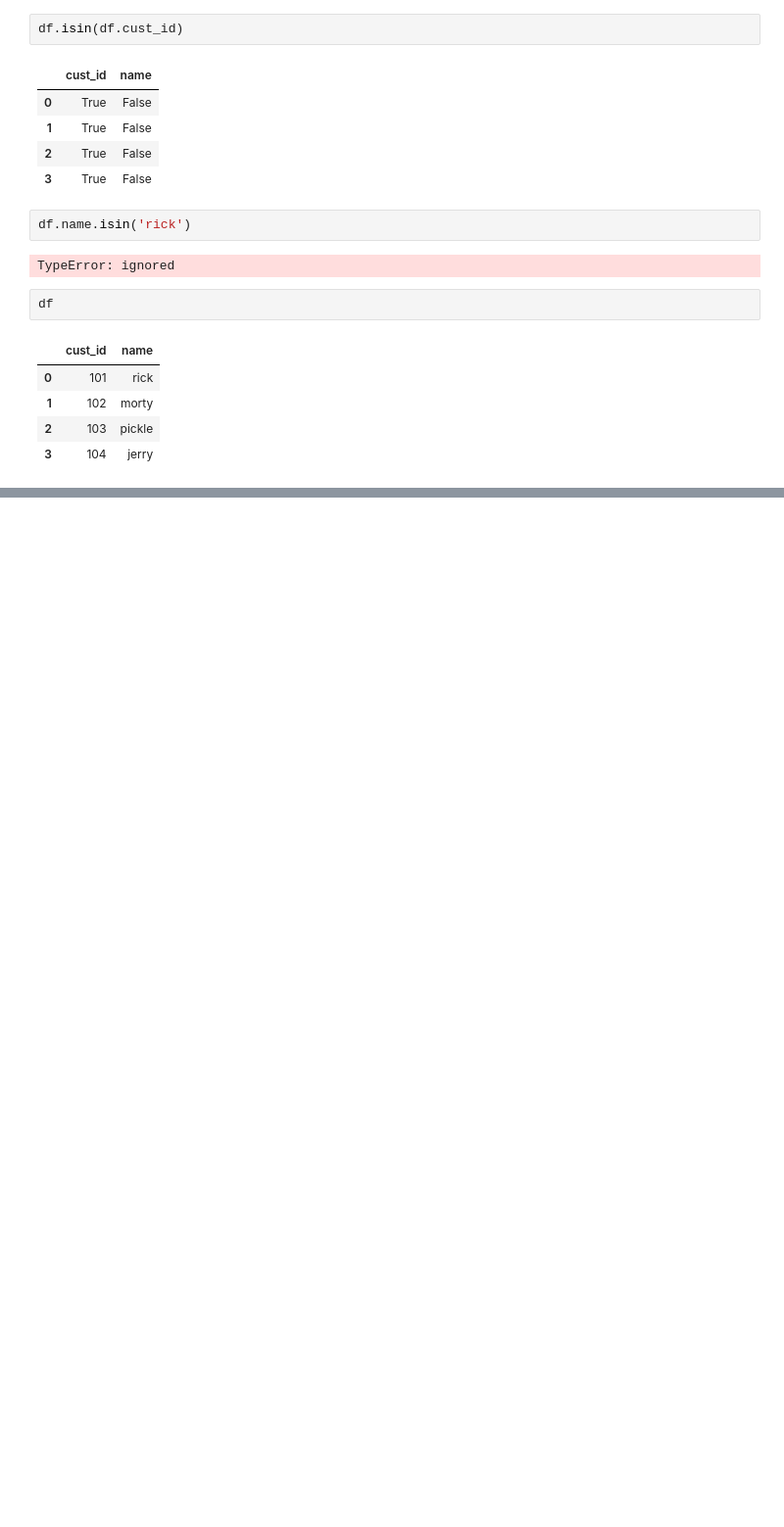
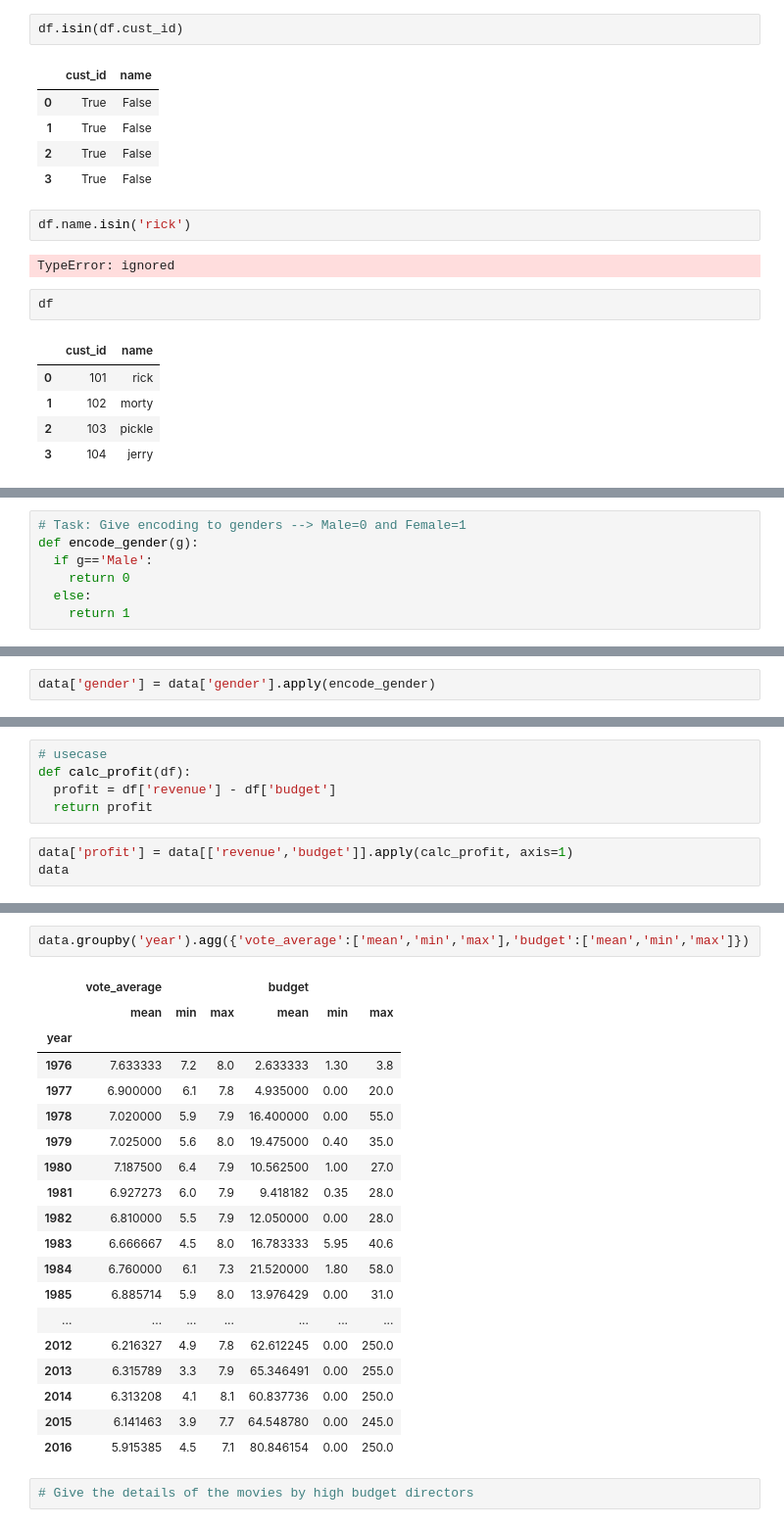
Before and after one commit to muralianamalatibco/pythonlearning, a Jupyter notebook: pandas.ipynb, the cells around one changed output, grey strips where cells are left out. Shown at 98% size. Saved outputs shown, nothing was run; the diff lists cells and outputs as text; blank space fills up the shorter version.

```diff
--- a/pandas.ipynb
+++ b/pandas.ipynb
@@ -1574,0 +1842,7 @@ df
+# %%
+# Task: Give encoding to genders --> Male=0 and Female=1
+def encode_gender(g):
+  if g=='Male':
+    return 0
+  else:
+    return 1
@@ -1574,0 +1853,2 @@ df
+# %%
+data['gender'] = data['gender'].apply(encode_gender)
@@ -1574,0 +1877,8 @@ df
+# %%
+# usecase
+def calc_profit(df):
+  profit = df['revenue'] - df['budget']
+  return profit
+# %%
+data['profit'] = data[['revenue','budget']].apply(calc_profit, axis=1)
+data
@@ -1574,0 +1989,24 @@ df
+# %%
+data.groupby('year').agg({'vote_average':['mean','min','max'],'budget':['mean','min','max']})
+# %% [output]
+|  | vote_average |  |  | budget |  |  |
+|  | mean | min | max | mean | min | max |
+| year |  |  |  |  |  |  |
+| 1976 | 7.633333 | 7.2 | 8.0 | 2.633333 | 1.30 | 3.8 |
+| 1977 | 6.900000 | 6.1 | 7.8 | 4.935000 | 0.00 | 20.0 |
+| 1978 | 7.020000 | 5.9 | 7.9 | 16.400000 | 0.00 | 55.0 |
+| 1979 | 7.025000 | 5.6 | 8.0 | 19.475000 | 0.40 | 35.0 |
+| 1980 | 7.187500 | 6.4 | 7.9 | 10.562500 | 1.00 | 27.0 |
+| 1981 | 6.927273 | 6.0 | 7.9 | 9.418182 | 0.35 | 28.0 |
+| 1982 | 6.810000 | 5.5 | 7.9 | 12.050000 | 0.00 | 28.0 |
+| 1983 | 6.666667 | 4.5 | 8.0 | 16.783333 | 5.95 | 40.6 |
+| 1984 | 6.760000 | 6.1 | 7.3 | 21.520000 | 1.80 | 58.0 |
+| 1985 | 6.885714 | 5.9 | 8.0 | 13.976429 | 0.00 | 31.0 |
+| ... | ... | ... | ... | ... | ... | ... |
+| 2012 | 6.216327 | 4.9 | 7.8 | 62.612245 | 0.00 | 250.0 |
+| 2013 | 6.315789 | 3.3 | 7.9 | 65.346491 | 0.00 | 255.0 |
+| 2014 | 6.313208 | 4.1 | 8.1 | 60.837736 | 0.00 | 250.0 |
+| 2015 | 6.141463 | 3.9 | 7.7 | 64.548780 | 0.00 | 245.0 |
+| 2016 | 5.915385 | 4.5 | 7.1 | 80.846154 | 0.00 | 250.0 |
+# %%
+# Give the details of the movies by high budget directors
```
Also changed, not shown: parts of 62 cells of this notebook.
